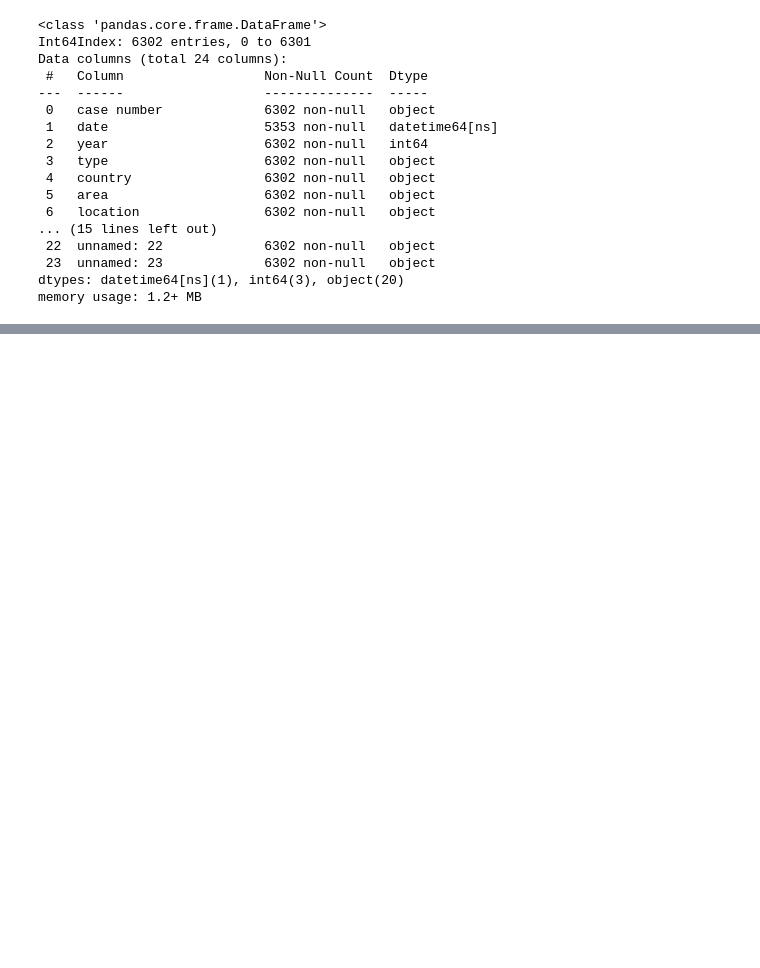
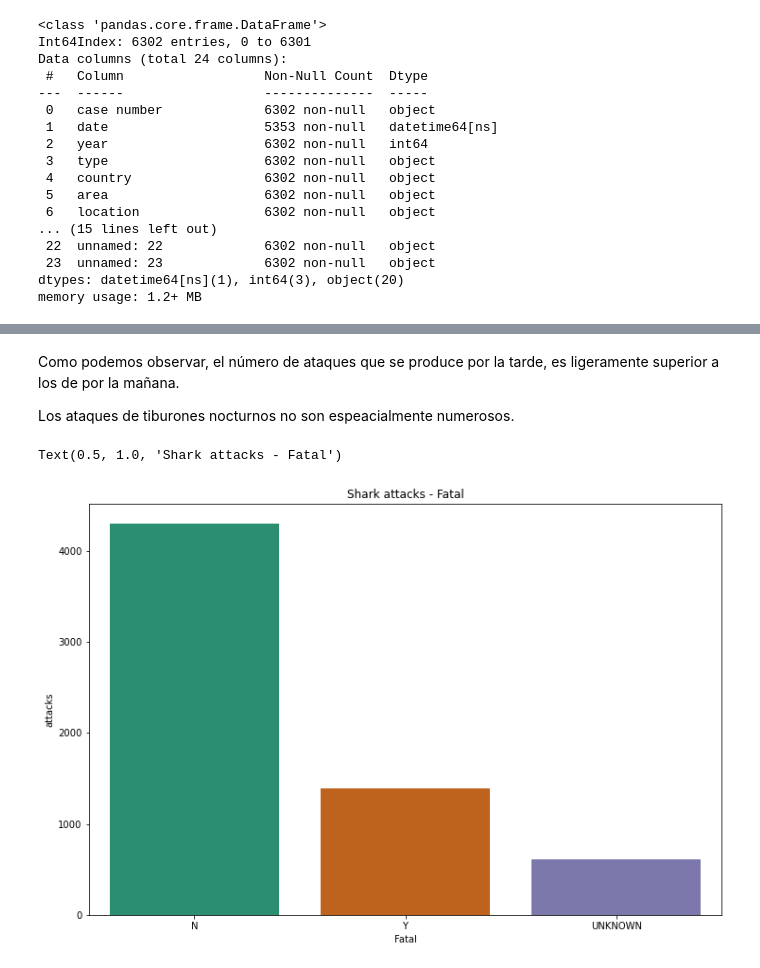
Before and after one commit to Ironhack-Data-Madrid-Abril-2021/Proyecto_TL, a Jupyter notebook: PROYECTO.ipynb, the cells around one changed output, grey strips where cells are left out. Saved outputs shown, nothing was run; the diff lists cells and outputs as text; code cells hidden in the pictures; blank space fills up the shorter version.

```diff
--- a/PROYECTO.ipynb
+++ b/PROYECTO.ipynb
@@ -1409,0 +1360,17 @@ df2.to_csv('../Proyecto_TL/shark_clean.csv', index=False)
+# %% [markdown]
+Como podemos observar, el número de ataques que se produce por la tarde, es ligeramente superior a los de por la mañana.
+
+Los ataques de tiburones nocturnos no son espeacialmente numerosos.
+# %%
+df2['fatal (y/n)'].value_counts()
+df2.drop(df[df['fatal (y/n)'] == '0'].index, inplace = True)
+df2['fatal (y/n)'].value_counts(dropna=False)
+%matplotlib inline
+plt.figure(figsize=[12,8])
+graph_sessions = sns.countplot(x='fatal (y/n)', data=df2, palette='Dark2')
+plt.xlabel('Fatal')
+plt.ylabel ('attacks')
+plt.title('Shark attacks - Fatal')
+# %% [output]
+Text(0.5, 1.0, 'Shark attacks - Fatal')
+[figure, added]
```
Also changed, not shown: parts of 31 cells of this notebook, 1 other file.
